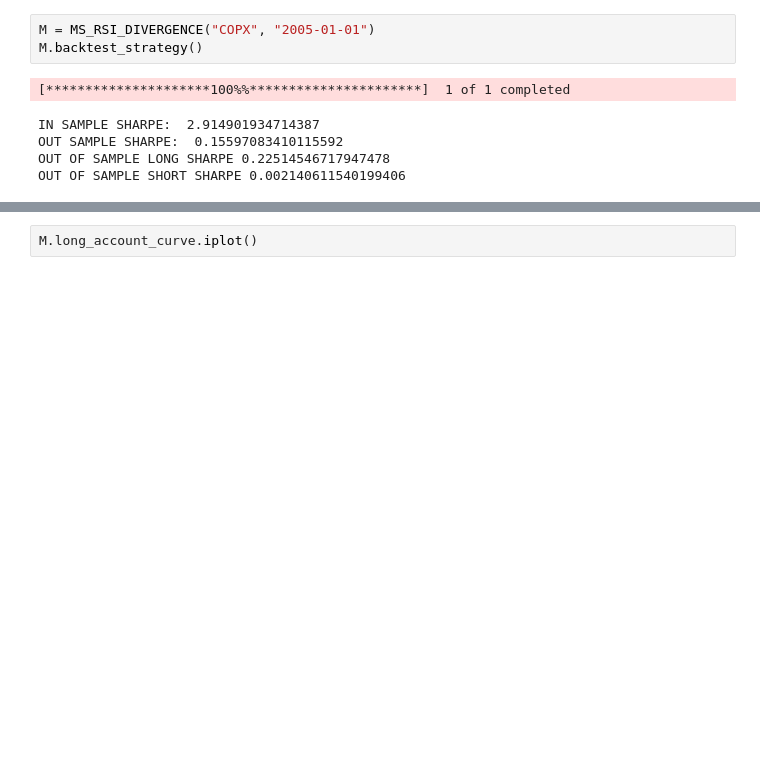
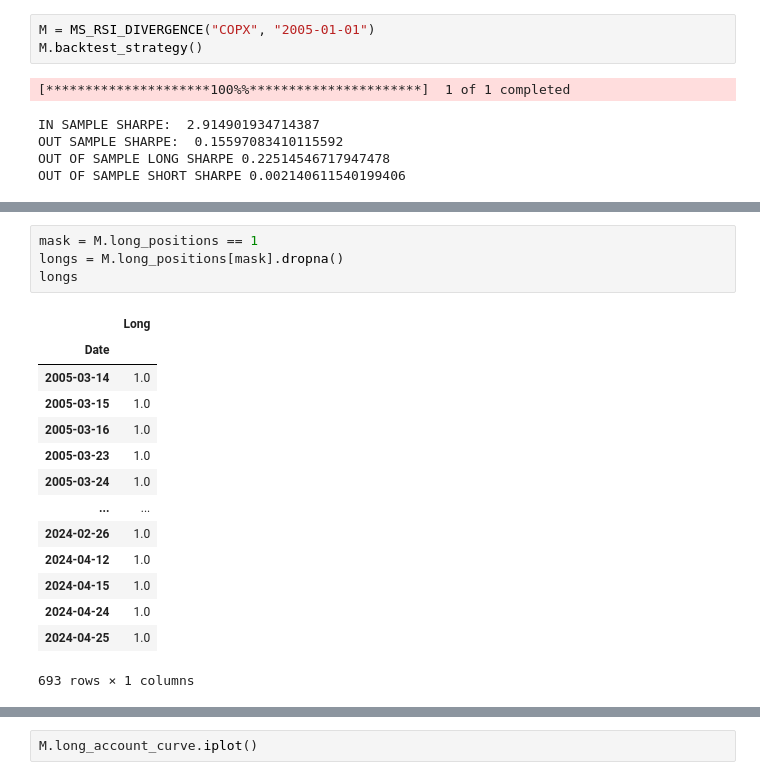
Before and after one commit to eduardo-contreras-dominguez/Quantitative-Finance, a Jupyter notebook: Indicators/Momentum/Multi_Spectral_RSI_Divergence_Test.ipynb, the cells around one changed output, grey strips where cells are left out. Cells and saved outputs as stored; diff of their text form; blank space fills up the shorter version.

```diff
--- a/Indicators/Momentum/Multi_Spectral_RSI_Divergence_Test.ipynb
+++ b/Indicators/Momentum/Multi_Spectral_RSI_Divergence_Test.ipynb
@@ -43 +47,20 @@ M.compute_profits(entry_level=5, trend_confirmation_days=1)
+# %%
+mask = M.long_positions == 1
+longs = M.long_positions[mask].dropna()
+longs
+# %% [output]
+|  | Long |
+| Date |  |
+| 2005-03-14 | 1.0 |
+| 2005-03-15 | 1.0 |
+| 2005-03-16 | 1.0 |
+| 2005-03-23 | 1.0 |
+| 2005-03-24 | 1.0 |
+| ... | ... |
+| 2024-02-26 | 1.0 |
+| 2024-04-12 | 1.0 |
+| 2024-04-15 | 1.0 |
+| 2024-04-24 | 1.0 |
+| 2024-04-25 | 1.0 |
+693 rows × 1 columns
 # %%
```
Also changed, not shown: parts of 9 cells of this notebook, 1 other file.
